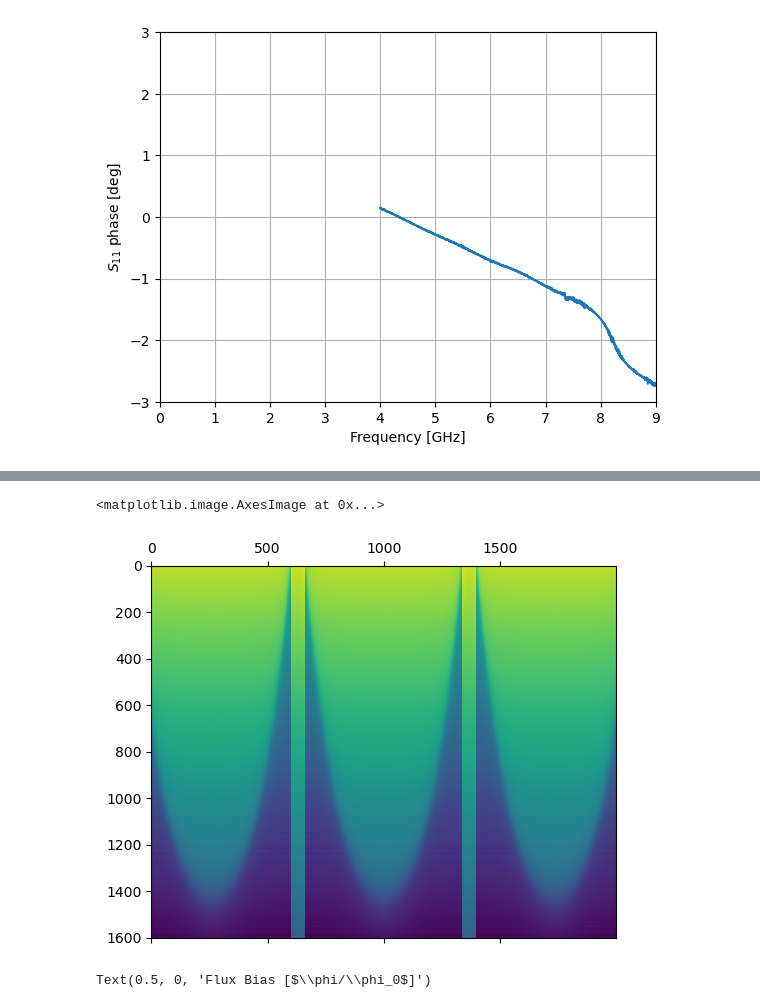
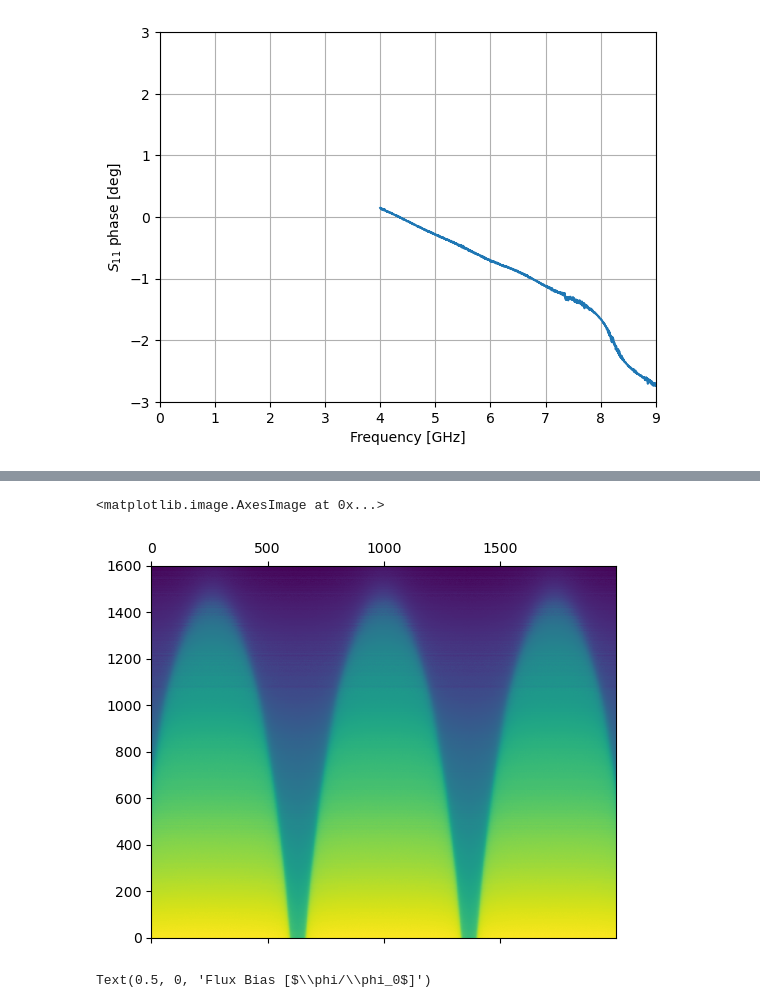
Before and after one commit to lafefspietz/jcal, a Jupyter notebook: 2dplots.ipynb, the cells around one changed output, grey strips where cells are left out. Cells and saved outputs as stored; diff of their text form; code cells hidden in the pictures.

```diff
--- a/2dplots.ipynb
+++ b/2dplots.ipynb
@@ -58,8 +58,8 @@ plt.imshow(phasexy.transpose())
 # %%
-plt.matshow(phasexy.transpose())
+plt.matshow(np.unwrap(phasexy.transpose(),period=360),origin='lower')
 # %% [output]
 <matplotlib.image.AxesImage at 0x...>
-[figure, old version]
+[figure, new version]
 # %%
 plt.figure(figsize=(12, 8))
 for index in range(15):
```
Also changed, not shown: parts of 1 cell of this notebook.
